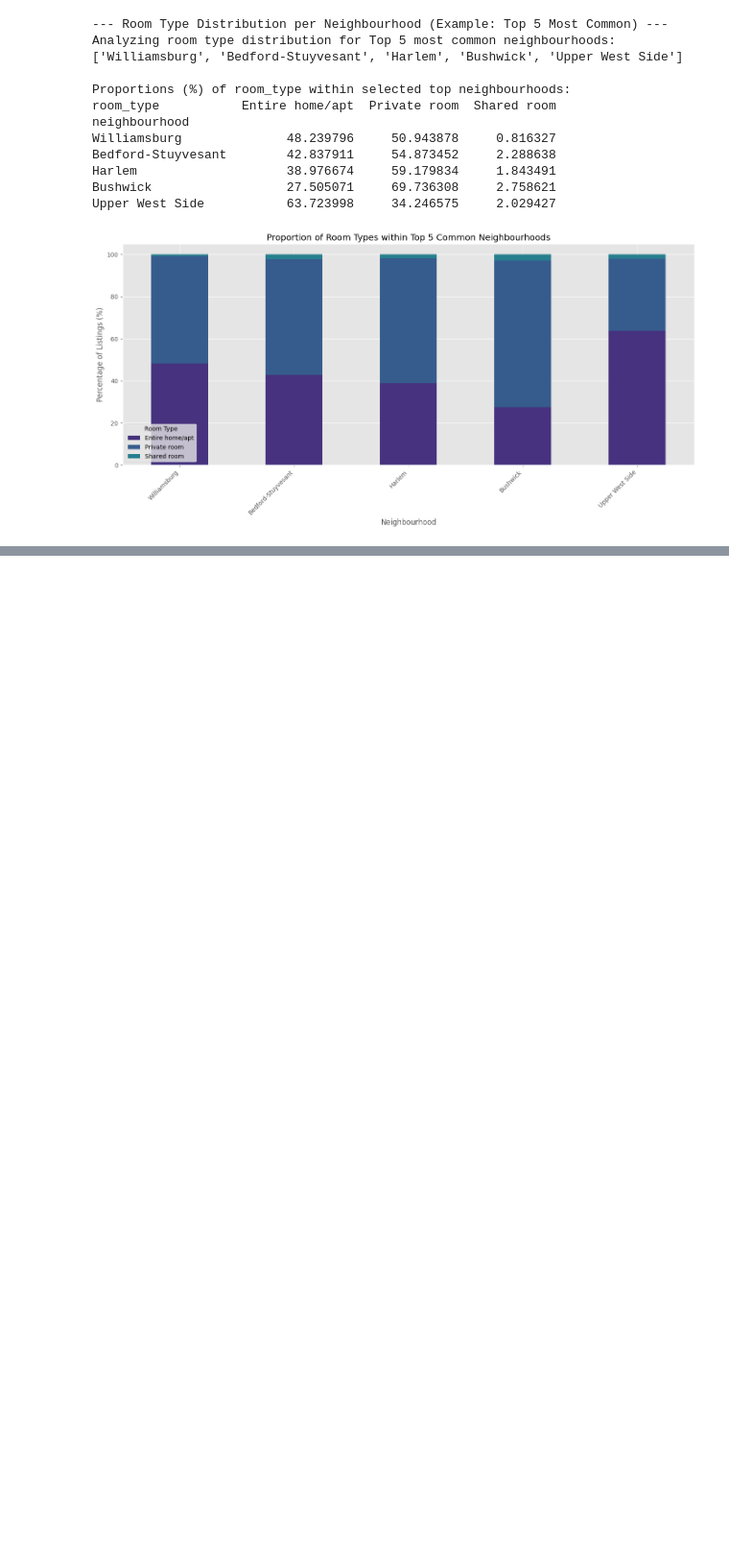
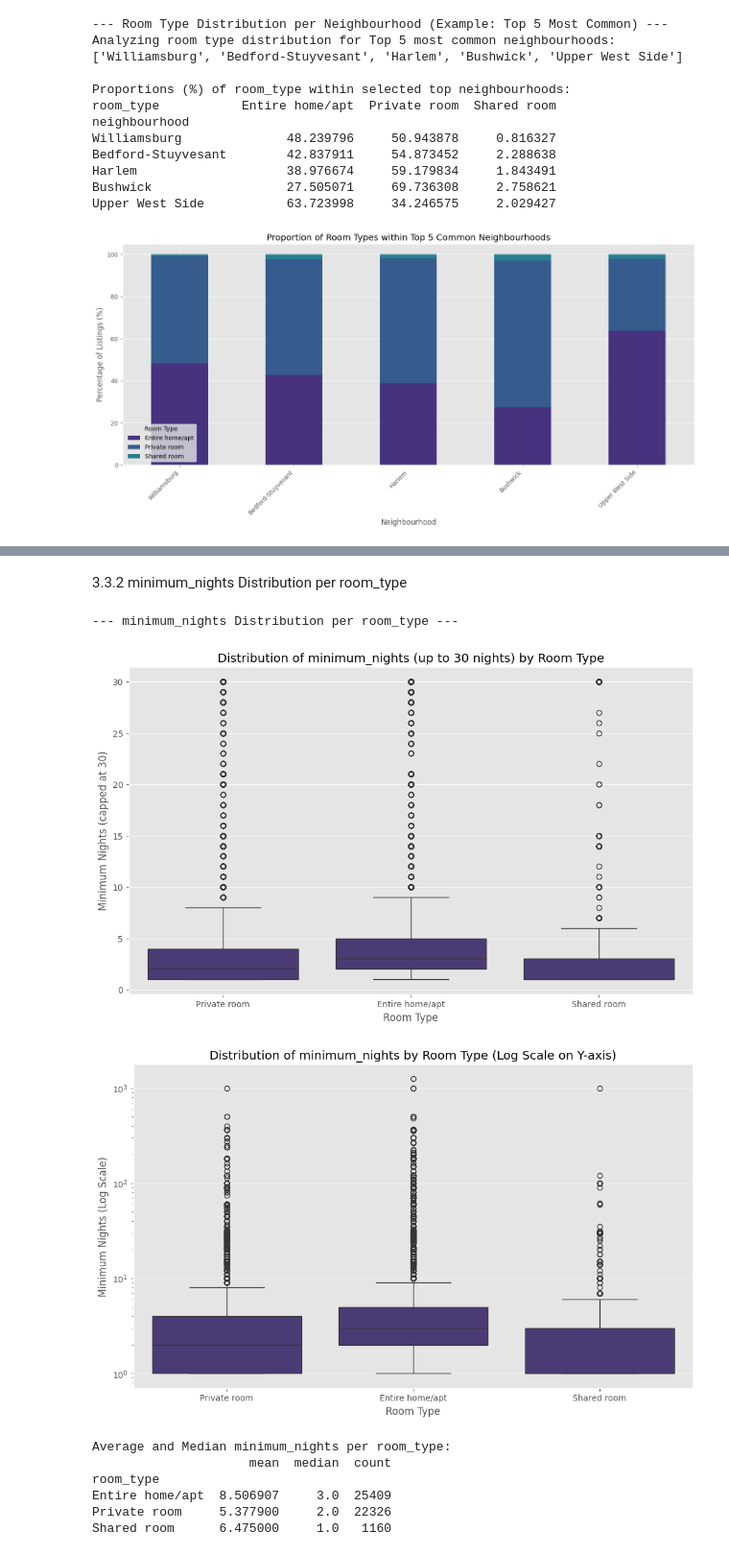
Before and after one commit to tm3-machine-learning/airbnb, a Jupyter notebook: mchandler_analysis/airbnb_analysis.ipynb, the cells around one changed output, grey strips where cells are left out. Shown at 96% size. Cells and saved outputs as stored; diff of their text form; code cells hidden in the pictures; blank space fills up the shorter version.

```diff
--- a/mchandler_analysis/airbnb_analysis.ipynb
+++ b/mchandler_analysis/airbnb_analysis.ipynb
@@ -905,0 +995,35 @@ Upper West Side           63.723998     34.246575     2.029427
+# %% [markdown]
+3.3.2 minimum_nights Distribution per room_type
+# %%
+print("\n--- minimum_nights Distribution per room_type ---")
+
+upper_limit_plot = df['minimum_nights'].quantile(0.95)
+
+plt.figure(figsize=(12, 7))
+sns.boxplot(x='room_type', y='minimum_nights', data=df[df['minimum_nights'] <= upper_limit_plot])
+plt.title(f'Distribution of minimum_nights (up to {upper_limit_plot:.0f} nights) by Room Type')
+plt.xlabel('Room Type')
+plt.ylabel(f'Minimum Nights (capped at {upper_limit_plot:.0f})')
+plt.show()
+
+
+plt.figure(figsize=(12, 7))
+sns.boxplot(x='room_type', y='minimum_nights', data=df)
+plt.yscale('log')
+plt.title('Distribution of minimum_nights by Room Type (Log Scale on Y-axis)')
+plt.xlabel('Room Type')
+plt.ylabel('Minimum Nights (Log Scale)')
+plt.show()
+
+print("\nAverage and Median minimum_nights per room_type:")
+print(df.groupby('room_type')['minimum_nights'].agg(['mean', 'median', 'count']).sort_values(by='median', ascending=False))
+# %% [output]
+--- minimum_nights Distribution per room_type ---
+[figure, added]
+[figure, added]
+Average and Median minimum_nights per room_type:
+                     mean  median  count
+room_type
+Entire home/apt  8.506907     3.0  25409
+Private room     5.377900     2.0  22326
+Shared room      6.475000     1.0   1160
```
Also changed, not shown: parts of 25 cells of this notebook.
